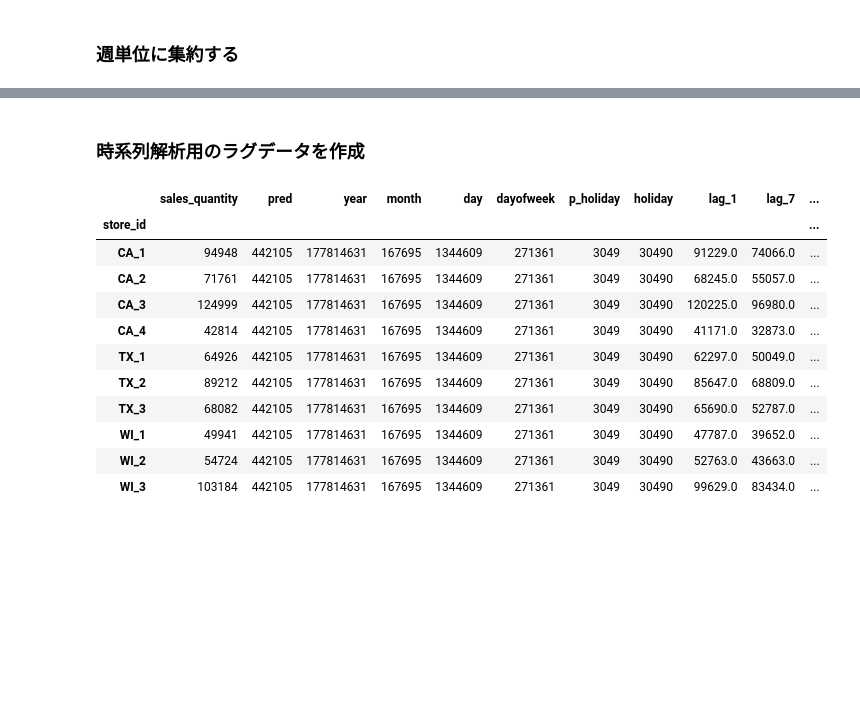
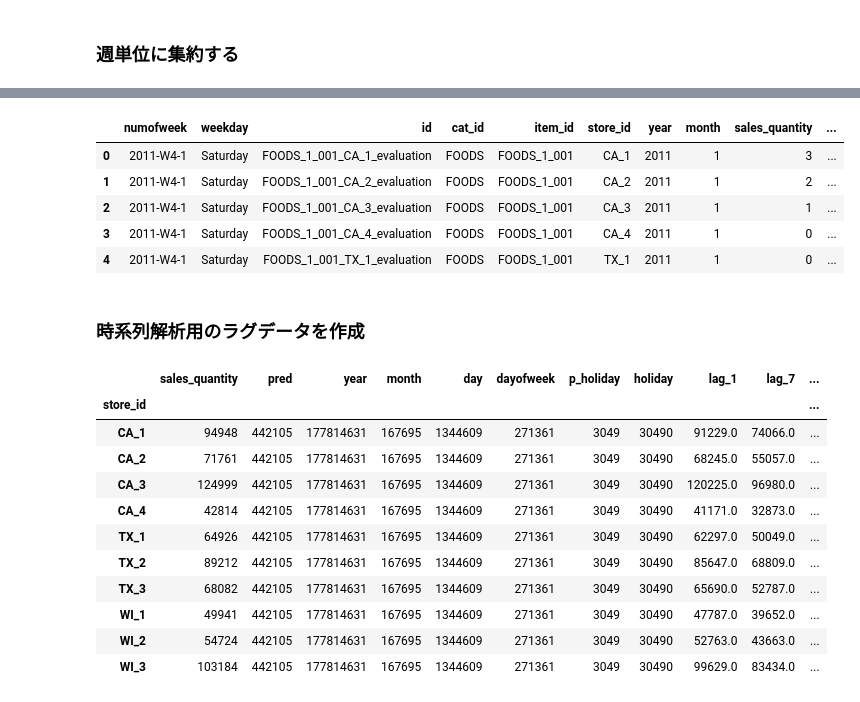
Before and after one commit to KJMAN678/time_series, a Jupyter notebook: time_series.ipynb, the cells around one changed output, grey strips where cells are left out. Saved outputs shown, nothing was run; the diff lists cells and outputs as text; code cells hidden in the pictures; blank space fills up the shorter version.

```diff
--- a/time_series.ipynb
+++ b/time_series.ipynb
@@ -71,9 +71,6 @@ gc.collect()
 # %%
 # date 列を日付データに変換
 dtable["date"] = pd.to_datetime(dtable["date"])
-
-# 仮に予測データを5で仮置きする
-dtable["pred"] = 5
 # %%
 # 年
 dtable["year"] = dtable["date"].dt.year
@@ -81,8 +78,10 @@ dtable["year"] = dtable["date"].dt.year
 # 月
 dtable["month"] = dtable["date"].dt.month
 
-# 週番号
-dtable["numofweek"] = dtable["date"].dt.strftime("%V")
+# 週番号 後で日付に変換できるように、年-W週番号-1 例 2018-W1-1、となるようにする
+dtable["numofweek"] = "W" + dtable["date"].dt.strftime("%V").astype(int).astype(str)
+
+dtable["numofweek"] = dtable["year"].astype(str).str.cat(dtable["numofweek"], sep="-") + "-1"
 
 # 日
 dtable["day"] = dtable["date"].dt.day
@@ -109,6 +108,6 @@ dtable.head()
 ### 週単位に集約する
 # %%
 week_pivot = pd.pivot_table(dtable, values="sales_quantity",
-    index=["numofweek", "weekday", "id", "cat_id", "item_id", "store_id", "year", "month", "store_item_id" ], aggfunc='sum')
+    index=["numofweek", "weekday", "id", "cat_id", "item_id", "store_id", "year", "month"], aggfunc='sum')
 
 week_pivot.head()
@@ -120,3 +134,15 @@ week_pivot.head()
+# %%
+# 週番号をその週の月曜日に相当する日付に変換する
+week_pivot["startofweek"] = pd.to_datetime(dtable["numofweek"], format="%Y-W%W-%w")
+
+week_pivot.head()
+# %% [output]
+|  | numofweek | weekday | id | cat_id | item_id | store_id | year | month | sales_quantity | ... |
+| 0 | 2011-W4-1 | Saturday | FOODS_1_001_CA_1_evaluation | FOODS | FOODS_1_001 | CA_1 | 2011 | 1 | 3 | ... |
+| 1 | 2011-W4-1 | Saturday | FOODS_1_001_CA_2_evaluation | FOODS | FOODS_1_001 | CA_2 | 2011 | 1 | 2 | ... |
+| 2 | 2011-W4-1 | Saturday | FOODS_1_001_CA_3_evaluation | FOODS | FOODS_1_001 | CA_3 | 2011 | 1 | 1 | ... |
+| 3 | 2011-W4-1 | Saturday | FOODS_1_001_CA_4_evaluation | FOODS | FOODS_1_001 | CA_4 | 2011 | 1 | 0 | ... |
+| 4 | 2011-W4-1 | Saturday | FOODS_1_001_TX_1_evaluation | FOODS | FOODS_1_001 | TX_1 | 2011 | 1 | 0 | ... |
 # %% [markdown]
 ### 時系列解析用のラグデータを作成
 # %%
```
Also changed, not shown: parts of 3 cells of this notebook.
